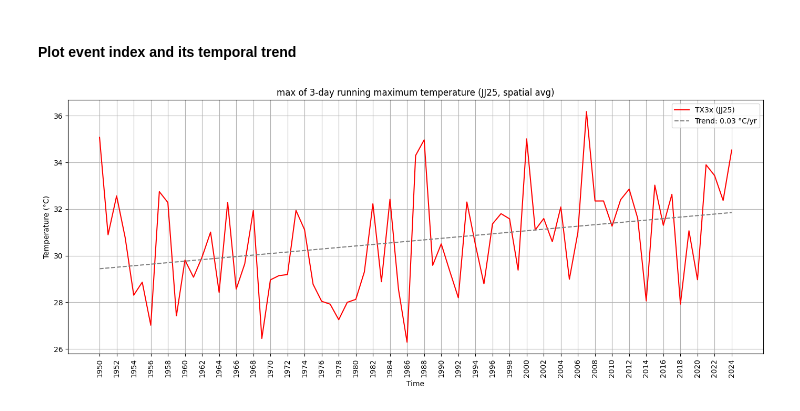
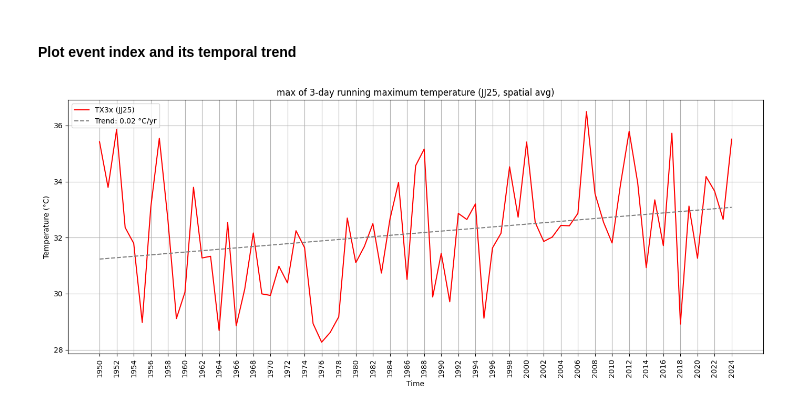
Before and after one commit to fflazarf/Event-attribution, a Jupyter notebook: attribution_method_final.ipynb, the cells around one changed output. Saved outputs shown, nothing was run; the diff lists cells and outputs as text; code cells hidden in the pictures.

```diff
--- a/attribution_method_final.ipynb
+++ b/attribution_method_final.ipynb
@@ -37,32 +38,41 @@ https://doi.org/10.1029/2021EF002271
 # %%
 #### Calculation of event definition #####
 
-ds_temp = xr.open_dataset("indata/tx_srb_19502025.nc") #read input file
-t2m = ds_temp['t2m'].mean(dim=["latitude", "longitude"]).sel(valid_time=slice("1950-01-01", "2024-12-31")) - 273.16 #exclude the observed event! change K to C!
-ravg=3 #no of days for calculating running average
+date_st = "1950-01-01"
+date_en = "2024-12-31"
+
+event_date_st = "2024-06-01" ##FOLLOW THE FORMAT FOR CORRECT DEFINITIONS OF START AND END MONTHS AND DATES
+event_date_en = "2024-08-31"
+mon_st = int(event_date_st[5:7])
+day_st = int(event_date_st[8:10])
+mon_en = int(event_date_en[5:7])
+day_en = int(event_date_en[8:10])
+season = 'JJ25'
+obl = "srb"
+
+ds_temp = xr.open_dataset("indata/tx_ksrs_19502025.nc") #read input file
+#ds_temp = ds_temp.sel(latitude=ds_temp.latitude < 44.5)
+
+t2m = ds_temp['t2m'].mean(dim=["latitude", "longitude"]).sel(valid_time=slice(date_st, date_en)) - 273.16 #exclude the observed event! change K to C!
+ravg=3 #10 #no of days for calculating running average
 
 #calculate the running mean
 center = True
 t_ravg = t2m.rolling(valid_time=ravg, center=center).mean()
 
-#choose season
-season = 'JJ25'
-#t_ravg_ses = t_ravg.sel(valid_time=t_ravg['valid_time'].dt.season == season) # !Attention! to how dimension 'time' is named in the file; era5land: 'valid_time'
-
-#'''
 #-------------------------------------------------------------------------------------------
 #choose single month or particular period during the year:
 t_ravg_ses = t_ravg.sel(
-    valid_time=((t_ravg['valid_time'].dt.month == 6) & (t_ravg['valid_time'].dt.day >= 1)) |
-               ((t_ravg['valid_time'].dt.month == 7) & (t_ravg['valid_time'].dt.day <= 26))
+    valid_time=(
+                ((t_ravg['valid_time'].dt.month == mon_st) & (t_ravg['valid_time'].dt.day >= day_st)) |
+                (t_ravg['valid_time'].dt.month > mon_st) & (t_ravg['valid_time'].dt.month < mon_en)) |
+                ((t_ravg['valid_time'].dt.month == mon_en) & (t_ravg['valid_time'].dt.day <= day_en))
 )
 #-------------------------------------------------------------------------------------------
-#'''
 
 #calculating the index value for event of interest, as we haven't select it before
-t_event = ds_temp['t2m'].mean(dim=["latitude", "longitude"]).sel(valid_time=slice("2025-06-01", "2025-07-26")).rolling(valid_time=ravg, center=True).mean().max() - 273.16
-print(t_event)
-#maximum of t_ravg -> t_ravg per year (for JJA)
+t_event = ds_temp['t2m'].mean(dim=["latitude", "longitude"]).sel(valid_time=slice(event_date_st, event_date_en)).rolling(valid_time=ravg, center=True).mean().max() - 273.16
+print(f"The extreme event has the value of {t_event.to_numpy():5.2f}")
+#maximum of t_ravg -> t_ravg per year (for the selected season)
 t_ravgX_ses = t_ravg_ses.groupby("valid_time.year").max()
-print(t_ravgX_ses)
 # %% [output]
@@ -97,20 +90,20 @@ years = t_ravgX_ses['year'].squeeze().values # extract years from input file
 temps = t_ravgX_ses.squeeze().values
 
 a, b, tX_pred = linreg(years,temps)
-# %% [markdown]
-#### Plot event index and its temporal trend
+# %% [markdown]
+#### Plot event index and its temporal trend
 # %%
 plt.figure(figsize=(14, 6))
 plt.plot(years, temps, label=f"TX{ravg}x ({season})", color='r') # change label for different event definition
 plt.plot(years, tX_pred, color='grey', linestyle='--', label=f'Trend: {a:.2f} °C/yr') # change legend, units..
 plt.xlabel("Time")
 plt.ylabel("Temperature (°C)")
 plt.xticks(ticks=years[::2], rotation=90)
 plt.title(f"max of {ravg}-day running maximum temperature ({season}, spatial avg)") # change title
 plt.grid(True)
-plt.legend()
+plt.legend(loc='upper left')
 plt.tight_layout()
-plt.savefig(f"figs/t_ravg{ravg}_{season}_1950-2025.png")
+plt.savefig(f"figs/t_ravg{ravg}_{season}_{date_st[:4]}-{date_en[:4]}_{obl}.png")
 plt.show()
 # %% [output]
-[figure, old version]
+[figure, new version]
```
Also changed, not shown: parts of 36 cells of this notebook.
